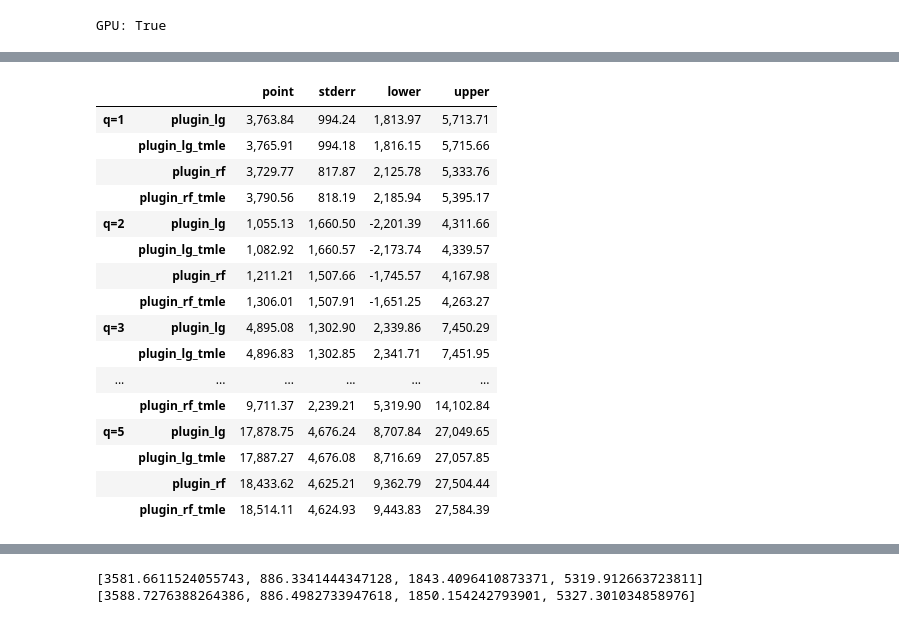
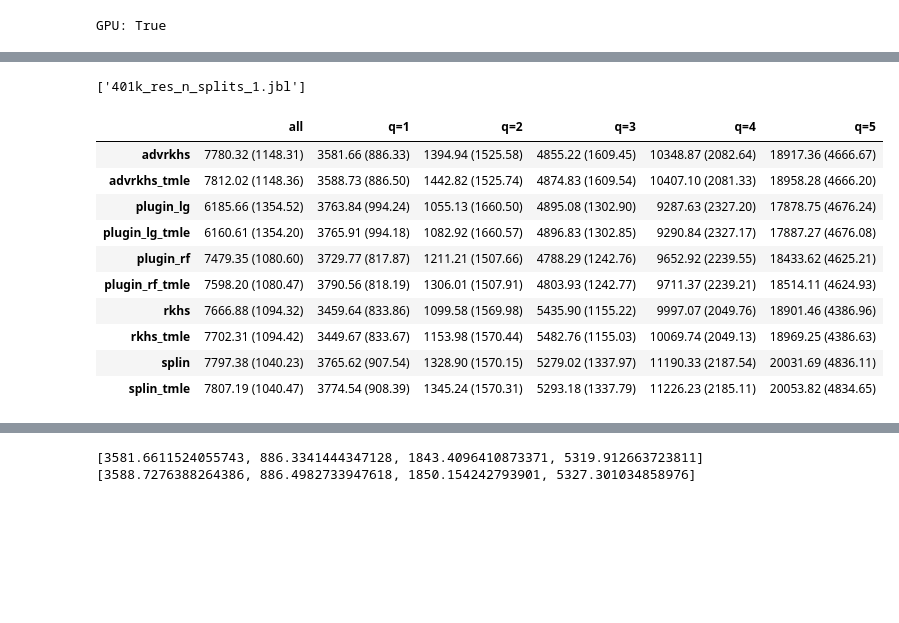
Before and after one commit to syrgkanislab/adversarial_reisz, a Jupyter notebook: 401k.ipynb, the cells around one changed output, grey strips where cells are left out. Cells and saved outputs as stored; diff of their text form; code cells hidden in the pictures; blank space fills up the shorter version.

```diff
--- a/401k.ipynb
+++ b/401k.ipynb
@@ -57,6 +71,20 @@ def get_advkernel_fn(X):
     print(est.scores_)
     print(reg)
     return lambda: AdvKernelReisz(kernel=lambda X, Y=None: prod_kernel(X, Y=Y, gamma=1.0/X.shape[1]), regm=6*reg, regl=reg)
+# %%
+from advreisz.kernel import NystromKernelReisz
+from kernel_experiments import AutoKernel, prod_kernel
+
+# kernel_fn = lambda: KernelReisz(kernel=AutoKernel(type='var'), regl=6e-2)
+
+def get_nyskernel_fn(X):
+    est = NystromKernelReisz(kernel=lambda X, Y=None: prod_kernel(X, Y=Y, gamma=1.0/X.shape[1]),
+                             regl='auto', n_components=100, random_state=123)
+    reg = est.opt_reg(X)
+    print(est.scores_)
+    print(reg)
+    return lambda: NystromKernelReisz(kernel=lambda X, Y=None: prod_kernel(X, Y=Y, gamma=1.0/X.shape[1]),
+                                      regl=reg, n_components=100, random_state=123)
 # %%
 from advreisz.kernel import KernelReisz
 from kernel_experiments import AutoKernel, prod_kernel
@@ -125,9 +153,9 @@ GPU: True
 # %%
 import pandas as pd
 
-
+n_splits = 1
 res = {}
-for q in np.arange(1, 6):
+for q in np.arange(0, 6):
     res[f'q={q}'] = {}
     print(f'Quintile={q}')
     df = pd.read_csv(f'401k/quintile{q}_trimmed.csv', index_col=0)
@@ -158,12 +186,14 @@ for q in np.arange(1, 6):
                                ('splin', get_splin_fn),
                                ('advrkhs', get_advkernel_fn),
                                ('rkhs', get_kernel_fn),
+                               ('nys_advrkhs', get_advnyskernel_fn),
+                               ('nys_rkhs', get_nyskernel_fn),
                                ('plugin_lg', get_lg_plugin_fn),
                                ('plugin_rf', get_rf_plugin_fn)
                                 ]:
         est = DebiasedMoment(moment_fn=moment_fn,
                              get_reisz_fn=get_reisz_fn,
-                             get_reg_fn=get_reg_fn, n_splits=1)
+                             get_reg_fn=get_reg_fn, n_splits=n_splits)
         est.fit(X, y)
         p, s, l, u = est.avg_moment()
         res[f'q={q}'][name] = {'point': p * y_scale, 'stderr': s * y_scale,
@@ -183,21 +226,27 @@ Quintile=1
-# %%
-pd.options.display.float_format = '{:,.2f}'.format
-res
-# %% [output]
-|  |  | point | stderr | lower | upper |
-| q=1 | plugin_lg | 3,763.84 | 994.24 | 1,813.97 | 5,713.71 |
-|  | plugin_lg_tmle | 3,765.91 | 994.18 | 1,816.15 | 5,715.66 |
-|  | plugin_rf | 3,729.77 | 817.87 | 2,125.78 | 5,333.76 |
-|  | plugin_rf_tmle | 3,790.56 | 818.19 | 2,185.94 | 5,395.17 |
-| q=2 | plugin_lg | 1,055.13 | 1,660.50 | -2,201.39 | 4,311.66 |
-|  | plugin_lg_tmle | 1,082.92 | 1,660.57 | -2,173.74 | 4,339.57 |
-|  | plugin_rf | 1,211.21 | 1,507.66 | -1,745.57 | 4,167.98 |
-|  | plugin_rf_tmle | 1,306.01 | 1,507.91 | -1,651.25 | 4,263.27 |
-| q=3 | plugin_lg | 4,895.08 | 1,302.90 | 2,339.86 | 7,450.29 |
-|  | plugin_lg_tmle | 4,896.83 | 1,302.85 | 2,341.71 | 7,451.95 |
-| ... | ... | ... | ... | ... | ... |
-|  | plugin_rf_tmle | 9,711.37 | 2,239.21 | 5,319.90 | 14,102.84 |
-| q=5 | plugin_lg | 17,878.75 | 4,676.24 | 8,707.84 | 27,049.65 |
-|  | plugin_lg_tmle | 17,887.27 | 4,676.08 | 8,716.69 | 27,057.85 |
-|  | plugin_rf | 18,433.62 | 4,625.21 | 9,362.79 | 27,504.44 |
-|  | plugin_rf_tmle | 18,514.11 | 4,624.93 | 9,443.83 | 27,584.39 |
+# %%
+import joblib
+
+joblib.dump(res, f'401k_res_n_splits_{n_splits}.jbl')
+# %% [output]
+['401k_res_n_splits_1.jbl']
+# %%
+res_f = res.reset_index()
+res_d = {}
+for q in range(6):
+    res_d[f'q={q}' if q>0 else 'all'] = {method: "{:.2f} ({:.2f})".format(res.loc[(f'q={q}', method), 'point'],
+                                                        res.loc[(f'q={q}', method), 'stderr'])
+                                         for method in np.unique(res_f['level_1'].values)}
+res_d = pd.DataFrame(res_d)
+res_d
+# %% [output]
+|  | all | q=1 | q=2 | q=3 | q=4 | q=5 |
+| advrkhs | 7780.32 (1148.31) | 3581.66 (886.33) | 1394.94 (1525.58) | 4855.22 (1609.45) | 10348.87 (2082.64) | 18917.36 (4666.67) |
+| advrkhs_tmle | 7812.02 (1148.36) | 3588.73 (886.50) | 1442.82 (1525.74) | 4874.83 (1609.54) | 10407.10 (2081.33) | 18958.28 (4666.20) |
+| plugin_lg | 6185.66 (1354.52) | 3763.84 (994.24) | 1055.13 (1660.50) | 4895.08 (1302.90) | 9287.63 (2327.20) | 17878.75 (4676.24) |
+| plugin_lg_tmle | 6160.61 (1354.20) | 3765.91 (994.18) | 1082.92 (1660.57) | 4896.83 (1302.85) | 9290.84 (2327.17) | 17887.27 (4676.08) |
+| plugin_rf | 7479.35 (1080.60) | 3729.77 (817.87) | 1211.21 (1507.66) | 4788.29 (1242.76) | 9652.92 (2239.55) | 18433.62 (4625.21) |
+| plugin_rf_tmle | 7598.20 (1080.47) | 3790.56 (818.19) | 1306.01 (1507.91) | 4803.93 (1242.77) | 9711.37 (2239.21) | 18514.11 (4624.93) |
+| rkhs | 7666.88 (1094.32) | 3459.64 (833.86) | 1099.58 (1569.98) | 5435.90 (1155.22) | 9997.07 (2049.76) | 18901.46 (4386.96) |
+| rkhs_tmle | 7702.31 (1094.42) | 3449.67 (833.67) | 1153.98 (1570.44) | 5482.76 (1155.03) | 10069.74 (2049.13) | 18969.25 (4386.63) |
+| splin | 7797.38 (1040.23) | 3765.62 (907.54) | 1328.90 (1570.15) | 5279.02 (1337.97) | 11190.33 (2187.54) | 20031.69 (4836.11) |
+| splin_tmle | 7807.19 (1040.47) | 3774.54 (908.39) | 1345.24 (1570.31) | 5293.18 (1337.79) | 11226.23 (2185.11) | 20053.82 (4834.65) |
```
Also changed, not shown: parts of 21 cells of this notebook, 4 other files.
